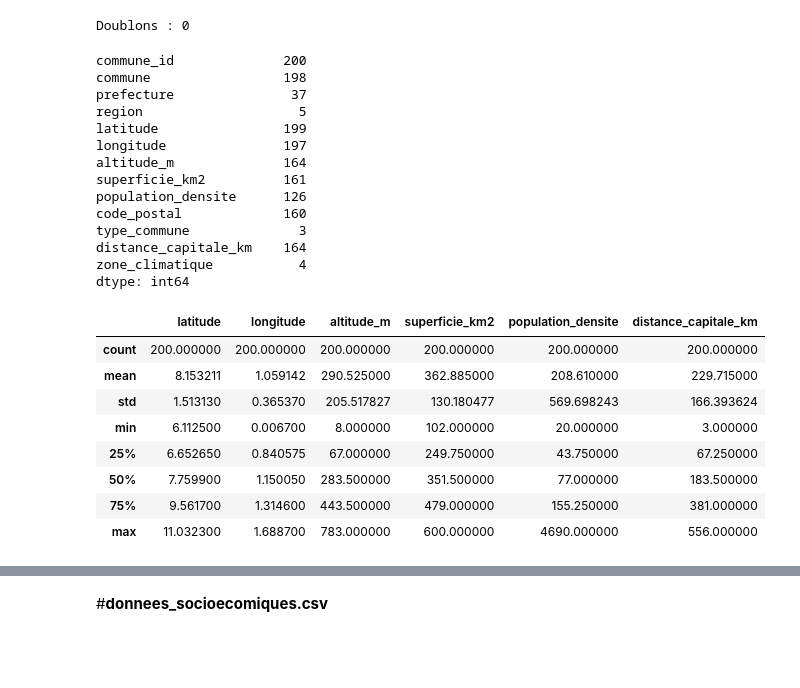
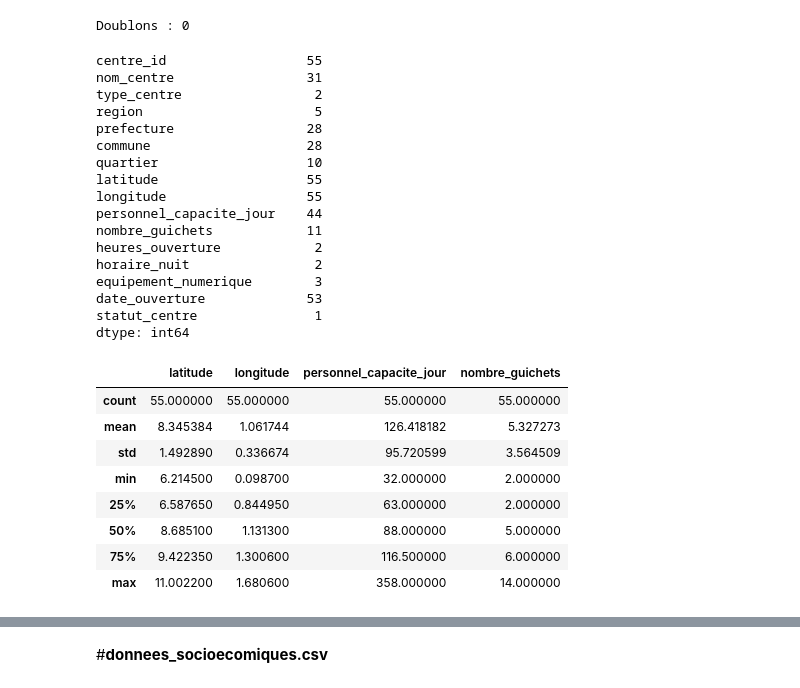
Before and after one commit to jgbedevi/test_technique_analyste, a Jupyter notebook: notebooks/Untitled.ipynb, the cells around one changed output, grey strips where cells are left out. Drawn from its saved outputs; the diff is of its cells as text; code cells hidden in the pictures; blank space fills up the shorter version.

```diff
--- a/notebooks/Untitled.ipynb
+++ b/notebooks/Untitled.ipynb
@@ -526,34 +540,37 @@ print("Doublons :", df_communes.duplicated().sum())
 Doublons : 0
 # %%
 # Vérifier la granularité des données
-df_communes.nunique()
+df_centres.nunique()
 # %% [output]
-commune_id              200
-commune                 198
-prefecture               37
-region                    5
-latitude                199
-longitude               197
-altitude_m              164
-superficie_km2          161
-population_densite      126
-code_postal             160
-type_commune              3
-distance_capitale_km    164
-zone_climatique           4
+centre_id                  55
+nom_centre                 31
+type_centre                 2
+region                      5
+prefecture                 28
+commune                    28
+quartier                   10
+latitude                   55
+longitude                  55
+personnel_capacite_jour    44
+nombre_guichets            11
+heures_ouverture            2
+horaire_nuit                2
+equipement_numerique        3
+date_ouverture             53
+statut_centre               1
 dtype: int64
 # %%
 # Décrire les valeurs numériques
-df_communes.describe()
+df_centres.describe()
 # %% [output]
-|  | latitude | longitude | altitude_m | superficie_km2 | population_densite | distance_capitale_km |
-| count | 200.000000 | 200.000000 | 200.000000 | 200.000000 | 200.000000 | 200.000000 |
-| mean | 8.153211 | 1.059142 | 290.525000 | 362.885000 | 208.610000 | 229.715000 |
-| std | 1.513130 | 0.365370 | 205.517827 | 130.180477 | 569.698243 | 166.393624 |
-| min | 6.112500 | 0.006700 | 8.000000 | 102.000000 | 20.000000 | 3.000000 |
-| 25% | 6.652650 | 0.840575 | 67.000000 | 249.750000 | 43.750000 | 67.250000 |
-| 50% | 7.759900 | 1.150050 | 283.500000 | 351.500000 | 77.000000 | 183.500000 |
-| 75% | 9.561700 | 1.314600 | 443.500000 | 479.000000 | 155.250000 | 381.000000 |
-| max | 11.032300 | 1.688700 | 783.000000 | 600.000000 | 4690.000000 | 556.000000 |
+|  | latitude | longitude | personnel_capacite_jour | nombre_guichets |
+| count | 55.000000 | 55.000000 | 55.000000 | 55.000000 |
+| mean | 8.345384 | 1.061744 | 126.418182 | 5.327273 |
+| std | 1.492890 | 0.336674 | 95.720599 | 3.564509 |
+| min | 6.214500 | 0.098700 | 32.000000 | 2.000000 |
+| 25% | 6.587650 | 0.844950 | 63.000000 | 2.000000 |
+| 50% | 8.685100 | 1.131300 | 88.000000 | 5.000000 |
+| 75% | 9.422350 | 1.300600 | 116.500000 | 6.000000 |
+| max | 11.002200 | 1.680600 | 358.000000 | 14.000000 |
 # %%
 # Décrire les variables catégorielles
```
Also changed, not shown: parts of 55 cells of this notebook.
